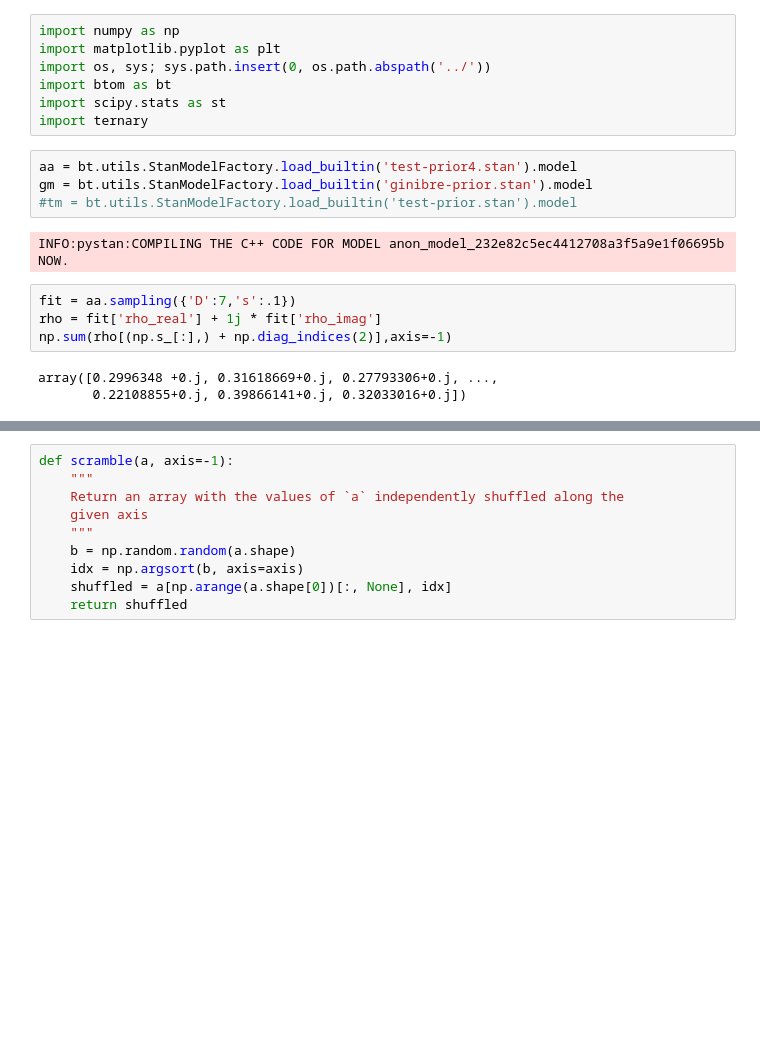
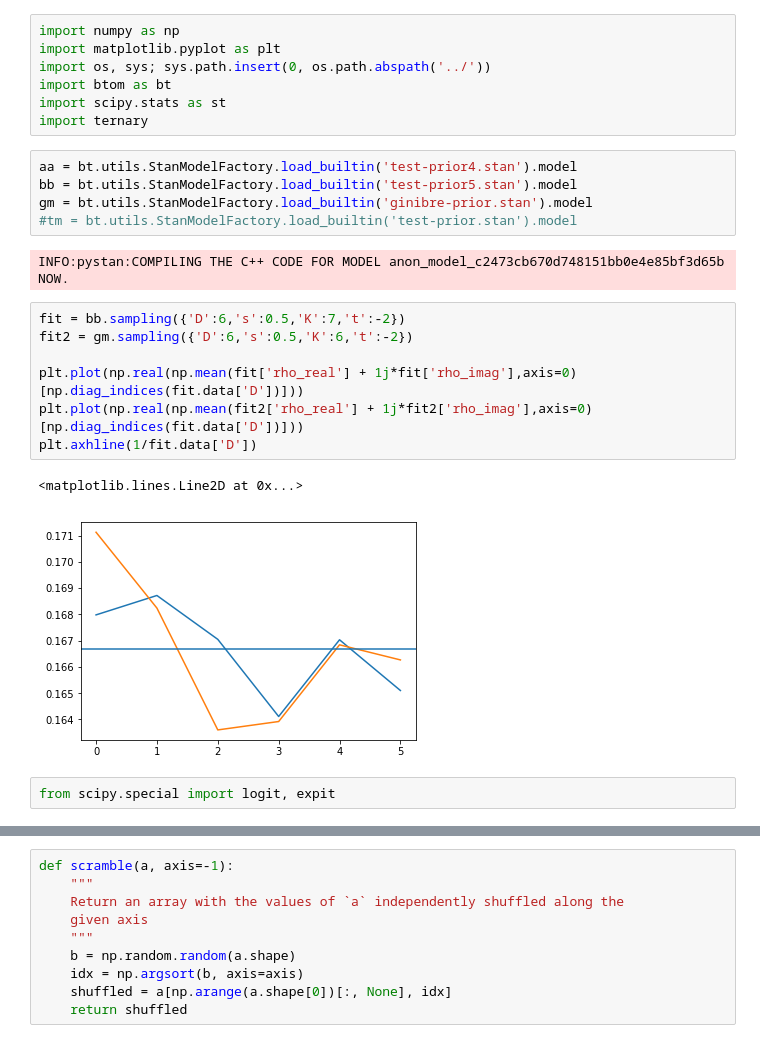
Before and after one commit to ihincks/btom, a Jupyter notebook: examples/prior-example.ipynb, the cells around one changed output, grey strips where cells are left out. Saved outputs shown, nothing was run; the diff lists cells and outputs as text; blank space fills up the shorter version.

```diff
--- a/examples/prior-example.ipynb
+++ b/examples/prior-example.ipynb
@@ -7,14 +7,20 @@ import scipy.stats as st
 import ternary
 # %%
 aa = bt.utils.StanModelFactory.load_builtin('test-prior4.stan').model
+bb = bt.utils.StanModelFactory.load_builtin('test-prior5.stan').model
 gm = bt.utils.StanModelFactory.load_builtin('ginibre-prior.stan').model
 #tm = bt.utils.StanModelFactory.load_builtin('test-prior.stan').model
 # %% [output]
-INFO:pystan:COMPILING THE C++ CODE FOR MODEL anon_model_232e82c5ec4412708a3f5a9e1f06695b NOW.
+INFO:pystan:COMPILING THE C++ CODE FOR MODEL anon_model_c2473cb670d748151bb0e4e85bf3d65b NOW.
-# %%
-fit = aa.sampling({'D':7,'s':.1})
-rho = fit['rho_real'] + 1j * fit['rho_imag']
-np.sum(rho[(np.s_[:],) + np.diag_indices(2)],axis=-1)
-# %% [output]
-array([0.2996348 +0.j, 0.31618669+0.j, 0.27793306+0.j, ...,
-       0.22108855+0.j, 0.39866141+0.j, 0.32033016+0.j])
+# %%
+fit = bb.sampling({'D':6,'s':0.5,'K':7,'t':-2})
+fit2 = gm.sampling({'D':6,'s':0.5,'K':6,'t':-2})
+
+plt.plot(np.real(np.mean(fit['rho_real'] + 1j*fit['rho_imag'],axis=0)[np.diag_indices(fit.data['D'])]))
+plt.plot(np.real(np.mean(fit2['rho_real'] + 1j*fit2['rho_imag'],axis=0)[np.diag_indices(fit.data['D'])]))
+plt.axhline(1/fit.data['D'])
+# %% [output]
+<matplotlib.lines.Line2D at 0x...>
+[figure, added]
+# %%
+from scipy.special import logit, expit
```
Also changed, not shown: parts of 8 cells of this notebook, 1 other file.
